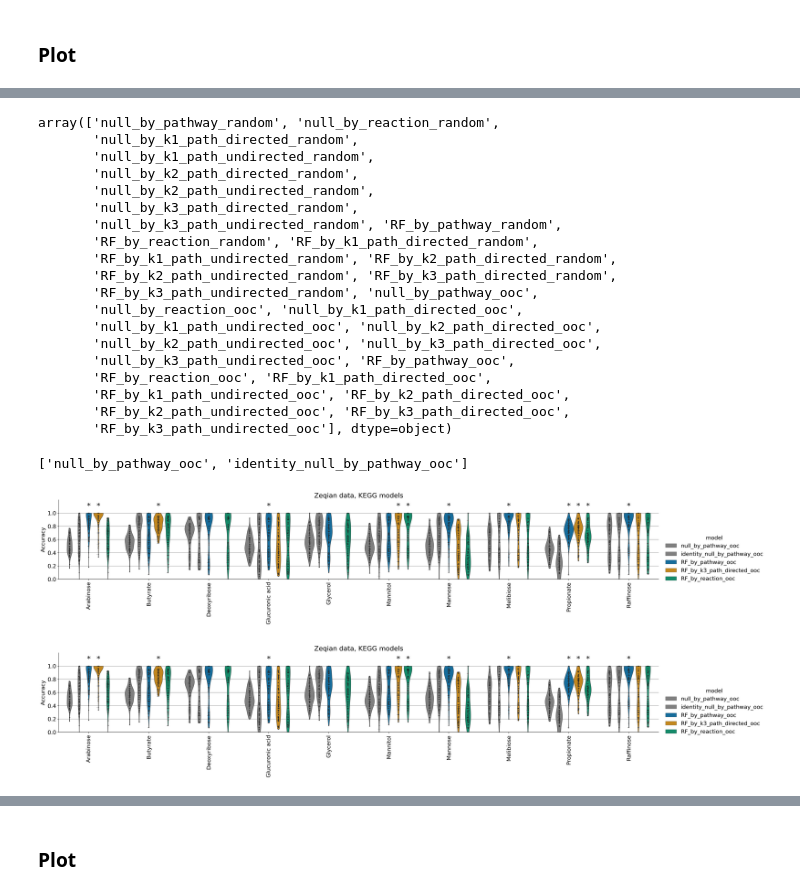
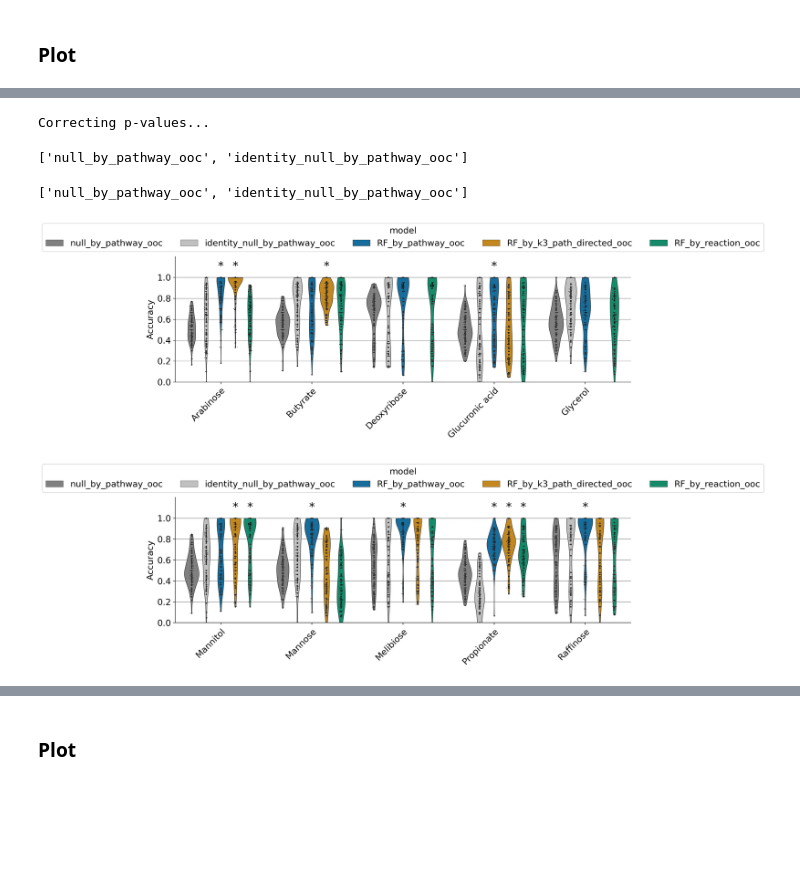
Before and after one commit to zeqianli/CarbonUtilization, a Jupyter notebook: figure_5B.ipynb, the cells around one changed output, grey strips where cells are left out. Drawn from its saved outputs; the diff is of its cells as text; code cells hidden in the pictures; blank space fills up the shorter version.

```diff
--- a/figure_5B.ipynb
+++ b/figure_5B.ipynb
@@ -708,37 +685,46 @@ Correcting p-values...
-# %%
-results_all['model'].unique()
-# %% [output]
-array(['null_by_pathway_random', 'null_by_reaction_random',
-       'null_by_k1_path_directed_random',
-       'null_by_k1_path_undirected_random',
-       'null_by_k2_path_directed_random',
-       'null_by_k2_path_undirected_random',
-       'null_by_k3_path_directed_random',
-       'null_by_k3_path_undirected_random', 'RF_by_pathway_random',
-       'RF_by_reaction_random', 'RF_by_k1_path_directed_random',
-       'RF_by_k1_path_undirected_random', 'RF_by_k2_path_directed_random',
-       'RF_by_k2_path_undirected_random', 'RF_by_k3_path_directed_random',
-       'RF_by_k3_path_undirected_random', 'null_by_pathway_ooc',
-       'null_by_reaction_ooc', 'null_by_k1_path_directed_ooc',
-       'null_by_k1_path_undirected_ooc', 'null_by_k2_path_directed_ooc',
-       'null_by_k2_path_undirected_ooc', 'null_by_k3_path_directed_ooc',
-       'null_by_k3_path_undirected_ooc', 'RF_by_pathway_ooc',
-       'RF_by_reaction_ooc', 'RF_by_k1_path_directed_ooc',
-       'RF_by_k1_path_undirected_ooc', 'RF_by_k2_path_directed_ooc',
-       'RF_by_k2_path_undirected_ooc', 'RF_by_k3_path_directed_ooc',
-       'RF_by_k3_path_undirected_ooc'], dtype=object)
+# %%
+model_pairs=[('RF_by_pathway_random','null_by_pathway_random'),
+             ('RF_by_k3_path_directed_random','null_by_pathway_random'),
+             ('RF_by_reaction_random','null_by_pathway_random'),
+             ('RF_by_pathway_ooc','null_by_pathway_ooc'),
+             ('RF_by_k3_path_directed_ooc','null_by_pathway_ooc'),
+             ('RF_by_reaction_ooc','null_by_pathway_ooc'),
+             ('RF_by_pathway_random','identity_null_by_pathway_random'),
+             ('RF_by_k3_path_directed_random','identity_null_by_pathway_random'),
+             ('RF_by_reaction_random','identity_null_by_pathway_random'),
+             ('RF_by_pathway_ooc','identity_null_by_pathway_ooc'),
+             ('RF_by_k3_path_directed_ooc','identity_null_by_pathway_ooc'),
+             ('RF_by_reaction_ooc','identity_null_by_pathway_ooc')]
+# model_pairs=['RF_by_pathway']
+
+stats=compare_models(results_all,
+                    model_pairs=[(*p, ttest_permutation) for p in model_pairs],
+                    seperate_by='carbon_name',
+                    model_key='model',
+                    metric='accuracy',
+                    p_threshold=0.05,
+                    multi_testing_correction='hs',correct_by='carbons')
+# %% [output]
+Correcting p-values...
 # %%
 #hue_order=['null_by_pathway_random','identity_null_by_pathway_random','RF_by_pathway_random','RF_by_k3_path_directed_random','RF_by_reaction_random','null_by_pathway_ooc','identity_null_by_pathway_ooc','RF_by_pathway_ooc','RF_by_k3_path_directed_ooc','RF_by_reaction_ooc']
 hue_order=['null_by_pathway_ooc','identity_null_by_pathway_ooc','RF_by_pathway_ooc','RF_by_k3_path_directed_ooc','RF_by_reaction_ooc']
 
 
-fig, stats=plot_fancy_model_comparison(results_all, hue_order=hue_order,stats=stats, model_pairs=model_pairs, multi_testing_correction=False, height=4, aspect=6,rotate_x=True,
+fig1, stats=plot_fancy_model_comparison(results_all[results_all['carbon_name'].isin(CARBONS[:5])], hue_order=hue_order,stats=stats, model_pairs=model_pairs, multi_testing_correction=False, height=4, aspect=3,rotate_x=True,
             single_annotation=True, show_null_model=True, pair_annotation=False, )
-fig.gca().set_title(f"Zeqian data, KEGG models")
-plt.ylabel('Accuracy')
-plt.xlabel(None)
-fig
+
+fig2, stats=plot_fancy_model_comparison(results_all[results_all['carbon_name'].isin(CARBONS[5:])], hue_order=hue_order,stats=stats, model_pairs=model_pairs, multi_testing_correction=False, height=4, aspect=3,rotate_x=True,
+            single_annotation=True, show_null_model=True, pair_annotation=False, )
+
+for fig in [fig1,fig2]:
+    fig.gca().set_ylabel('Accuracy')
+    fig.gca().set_xlabel(None)
+    # xlabel rotate 45, anchor
+
+    fig.gca().set_xticklabels(fig.gca().get_xticklabels(), rotation=45, ha='right')
 # %% [output]
 ['null_by_pathway_ooc', 'identity_null_by_pathway_ooc']
+['null_by_pathway_ooc', 'identity_null_by_pathway_ooc']
-[figure, old version]
+[figure, new version]
-[figure, old version]
+[figure, new version]
```
Also changed, not shown: parts of 9 cells of this notebook, 20 other files.
